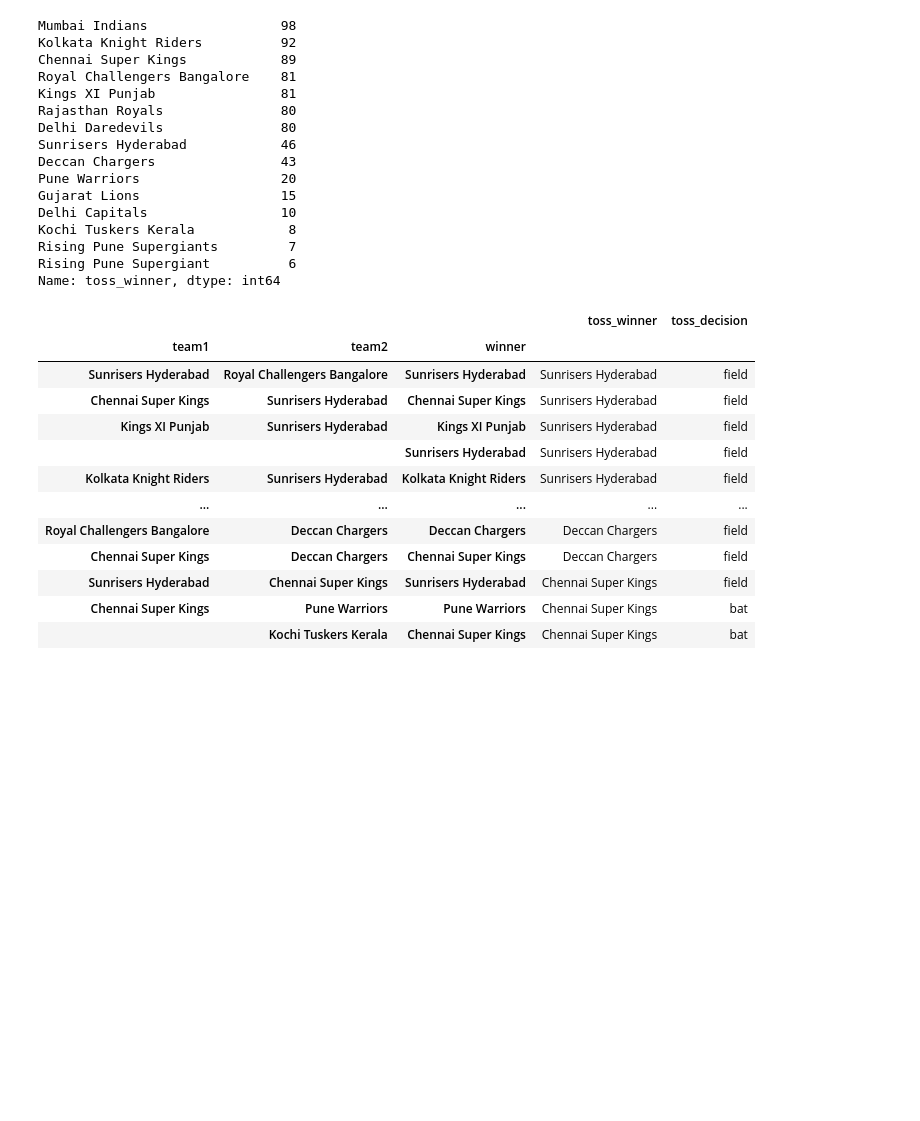
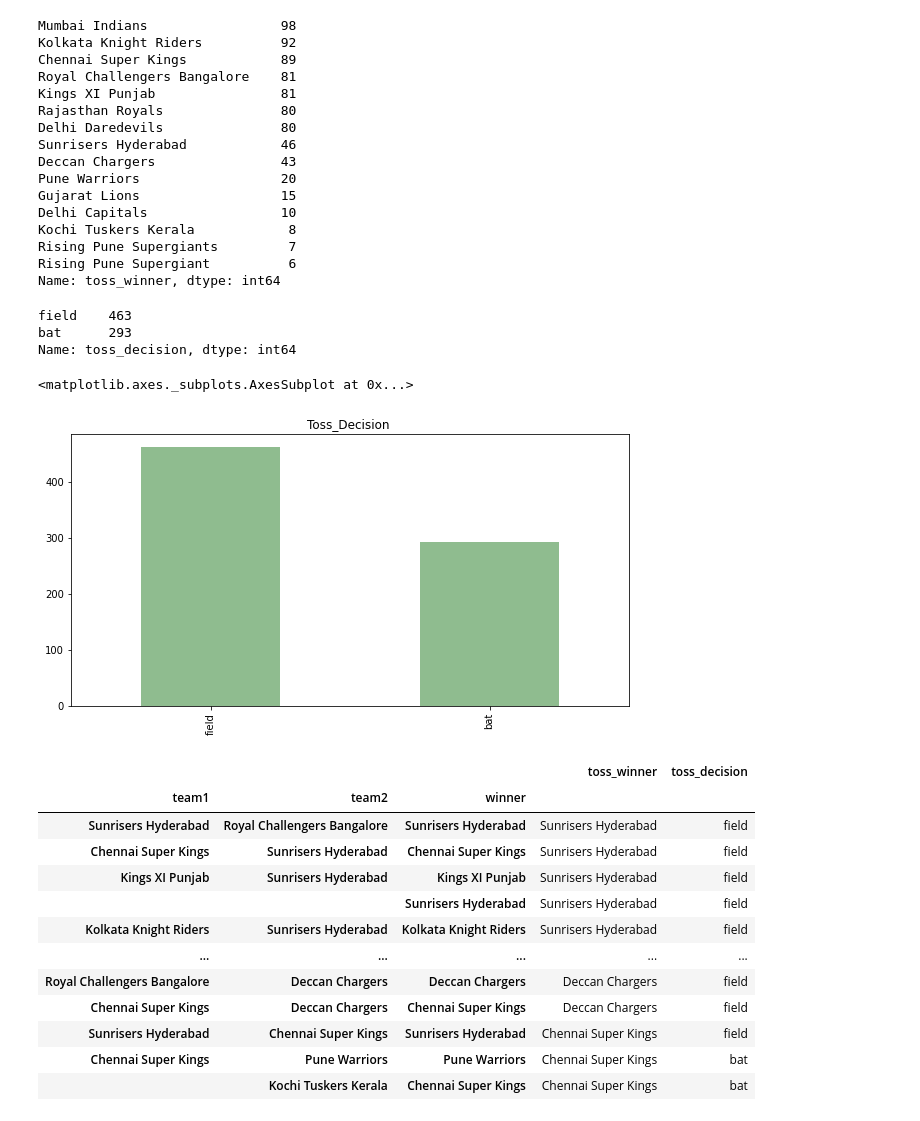
Before and after one commit to Topinder-chettri/Data-Science-And-Business-analytics-task-1, a Jupyter notebook: GRIP_Task_5_Exploratory_Data_Analysis_IPL.ipynb, the cells around one changed output. Saved outputs shown, nothing was run; the diff lists cells and outputs as text; code cells hidden in the pictures; blank space fills up the shorter version.

```diff
--- a/GRIP_Task_5_Exploratory_Data_Analysis_IPL.ipynb
+++ b/GRIP_Task_5_Exploratory_Data_Analysis_IPL.ipynb
@@ -412,4 +418,18 @@ Kochi Tuskers Kerala            8
 Rising Pune Supergiants         7
 Rising Pune Supergiant          6
 Name: toss_winner, dtype: int64
+# %%
+#count toss_decision
+T_D=df["toss_decision"].value_counts()
+print(T_D)
+# %% [output]
+field    463
+bat      293
+Name: toss_decision, dtype: int64
+# %%
+#most matches played in city visualization
+T_D.plot(kind = 'bar',color='darkseagreen',figsize=(10,5),title="Toss_Decision ")
+# %% [output]
+<matplotlib.axes._subplots.AxesSubplot at 0x...>
+[figure, added]
 # %%
```
Also changed, not shown: parts of 15 cells of this notebook.
